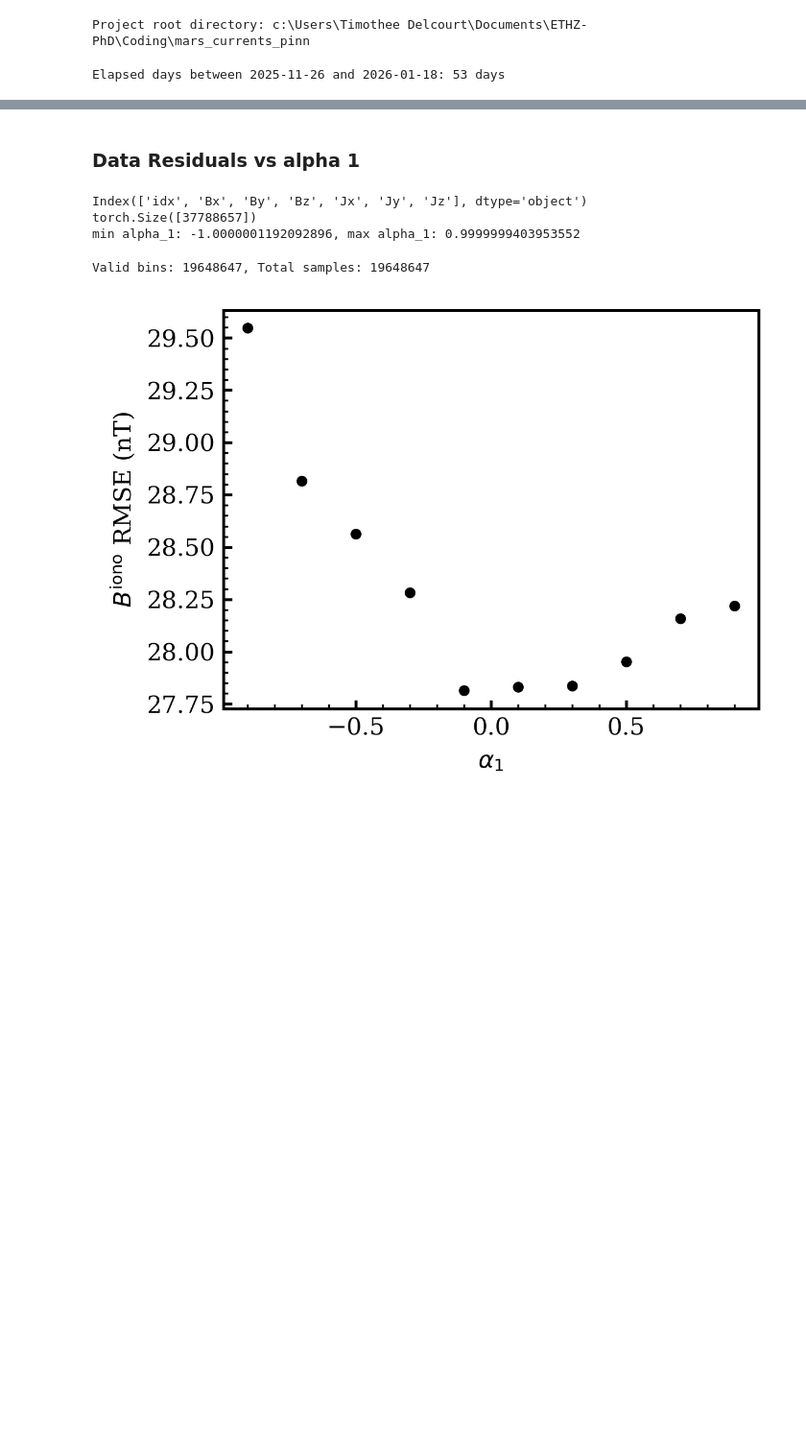
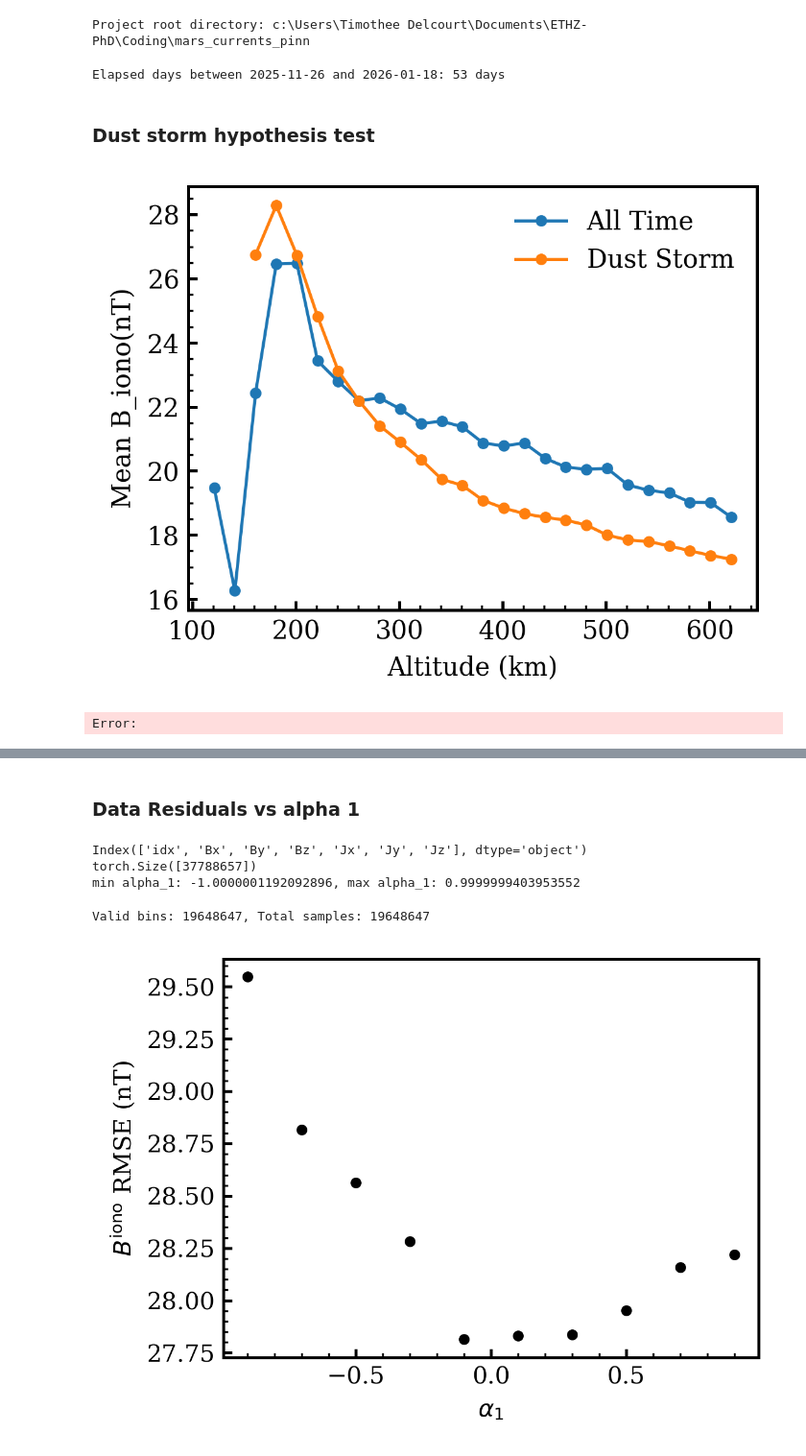
Before and after one commit to TimotheeDelcourt/mars_currents_pinn, a Jupyter notebook: scripts/playground.ipynb, the cells around one changed output, grey strips where cells are left out. Shown at 96% size. Saved outputs shown, nothing was run; the diff lists cells and outputs as text; code cells hidden in the pictures; blank space fills up the shorter version.

```diff
--- a/scripts/playground.ipynb
+++ b/scripts/playground.ipynb
@@ -58,3 +58,5 @@ elapsed_days = (pd.to_datetime(time_end) - pd.to_datetime(time_start)).days
 print(f"Elapsed days between {time_start} and {time_end}: {elapsed_days} days")
 # %% [output]
 Elapsed days between 2025-11-26 and 2026-01-18: 53 days
+# %% [markdown]
+### Dust storm hypothesis test
@@ -60,0 +76,42 @@ Elapsed days between 2025-11-26 and 2026-01-18: 53 days
+# %%
+time = pd.read_parquet('data/MAVEN_MSO_data.parquet', columns=['time'])['time']
+
+# only 2018 dust storm:
+i0 = time.searchsorted(pd.Timestamp('2018-05-31'), side='left')
+i1 = time.searchsorted(pd.Timestamp('2018-07-31'), side='right')
+dust_slice = slice(i0, i1)            # use as df.iloc[dust_slice]
+condition_dust_storm = torch.zeros(len(time), dtype=bool)
+condition_dust_storm[i0:i1] = True
+
+# all dust storm seasons:
+# ls = torch.load('data/Ls_series.pt')
+# condition_dust_storm = (ls >= 270) | (ls <= 45)
+
+B_iono_dust_storm = B_iono[condition_dust_storm & condition]
+B_iono_dust_storm = torch.norm(B_iono_dust_storm, dim=1)
+# %%
+altitude = input_sph[:,0]
+altitude_all_time = altitude[condition]
+altitude_all_time = altitude_all_time[::100]
+altitude_dust_storm = altitude[condition_dust_storm & condition]
+
+alt_bins = np.arange(111, 651, 20)  # from 100 to 650 km with a step of 20 km
+B_iono_binned_all_time = []
+B_iono_binned_dust_storm = []
+for i in range(len(alt_bins)-1):
+    bin_mask_all_time = (altitude_all_time >= alt_bins[i]) & (altitude_all_time < alt_bins[i+1])
+    bin_mask_dust_storm = (altitude_dust_storm >= alt_bins[i]) & (altitude_dust_storm < alt_bins[i+1])
+
+    B_iono_binned_all_time.append(B_iono_all_time[bin_mask_all_time].mean().item())
+    B_iono_binned_dust_storm.append(B_iono_dust_storm[bin_mask_dust_storm].mean().item())
+
+plt.figure(figsize=(4, 3))
+plt.plot(alt_bins[:-1] + 10, B_iono_binned_all_time, label='All Time', marker='o')
+plt.plot(alt_bins[:-1] + 10, B_iono_binned_dust_storm, label='Dust Storm', marker='o')
+plt.xlabel('Altitude (km)')
+plt.ylabel('Mean B_iono(nT)')
+plt.legend()
+plt.savefig('figures/mean_B_iono_vs_altitude_2018duststorm.png', dpi=300)
+# %% [output]
+[figure, added]
+Error:
```
Also changed, not shown: parts of 4 cells of this notebook, 20 other files.
